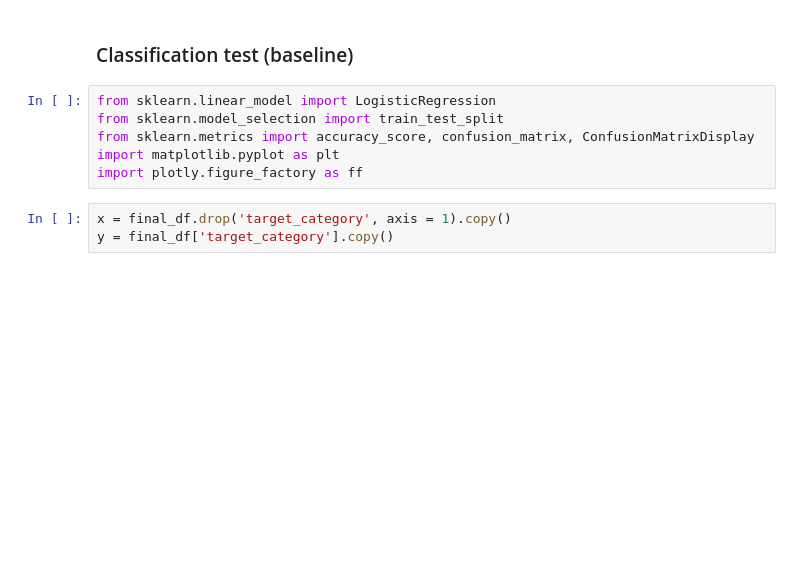
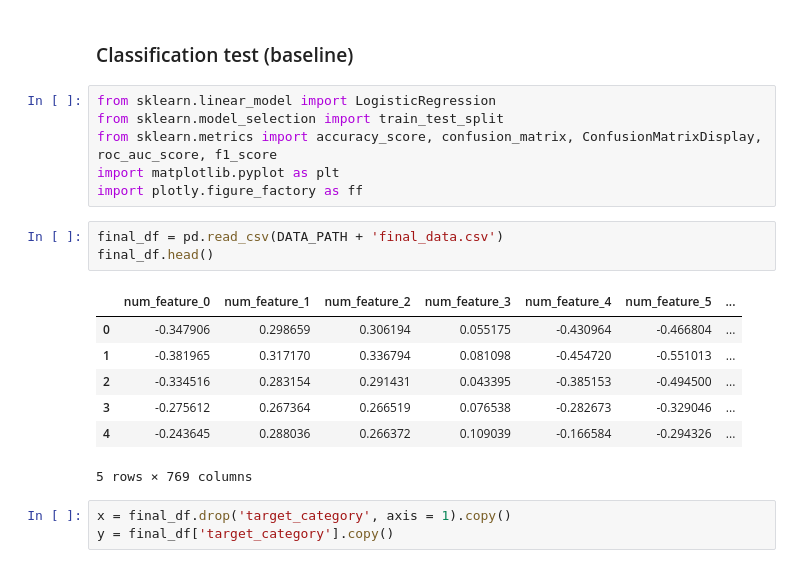
Before and after one commit to dikraMasrour/NotebookDocGen, a Jupyter notebook: Scripts/Classification_Task/notebooks/05-build_dataset_no_chunking.ipynb, the cells around one changed output. Cells and saved outputs as stored; diff of their text form; blank space fills up the shorter version.

```diff
--- a/Scripts/Classification_Task/notebooks/05-build_dataset_no_chunking.ipynb
+++ b/Scripts/Classification_Task/notebooks/05-build_dataset_no_chunking.ipynb
@@ -59,9 +59,20 @@ final_df.to_csv(DATA_PATH + 'final_data.csv', index=False)
 # %%
 from sklearn.linear_model import LogisticRegression
 from sklearn.model_selection import train_test_split
-from sklearn.metrics import accuracy_score, confusion_matrix, ConfusionMatrixDisplay
+from sklearn.metrics import accuracy_score, confusion_matrix, ConfusionMatrixDisplay, roc_auc_score, f1_score
 import matplotlib.pyplot as plt
 import plotly.figure_factory as ff
+# %%
+final_df = pd.read_csv(DATA_PATH + 'final_data.csv')
+final_df.head()
+# %% [output]
+|  | num_feature_0 | num_feature_1 | num_feature_2 | num_feature_3 | num_feature_4 | num_feature_5 | ... |
+| 0 | -0.347906 | 0.298659 | 0.306194 | 0.055175 | -0.430964 | -0.466804 | ... |
+| 1 | -0.381965 | 0.317170 | 0.336794 | 0.081098 | -0.454720 | -0.551013 | ... |
+| 2 | -0.334516 | 0.283154 | 0.291431 | 0.043395 | -0.385153 | -0.494500 | ... |
+| 3 | -0.275612 | 0.267364 | 0.266519 | 0.076538 | -0.282673 | -0.329046 | ... |
+| 4 | -0.243645 | 0.288036 | 0.266372 | 0.109039 | -0.166584 | -0.294326 | ... |
+5 rows × 769 columns
 # %%
 x = final_df.drop('target_category', axis = 1).copy()
 y = final_df['target_category'].copy()
```
Also changed, not shown: parts of 7 cells of this notebook, 4 other files.
